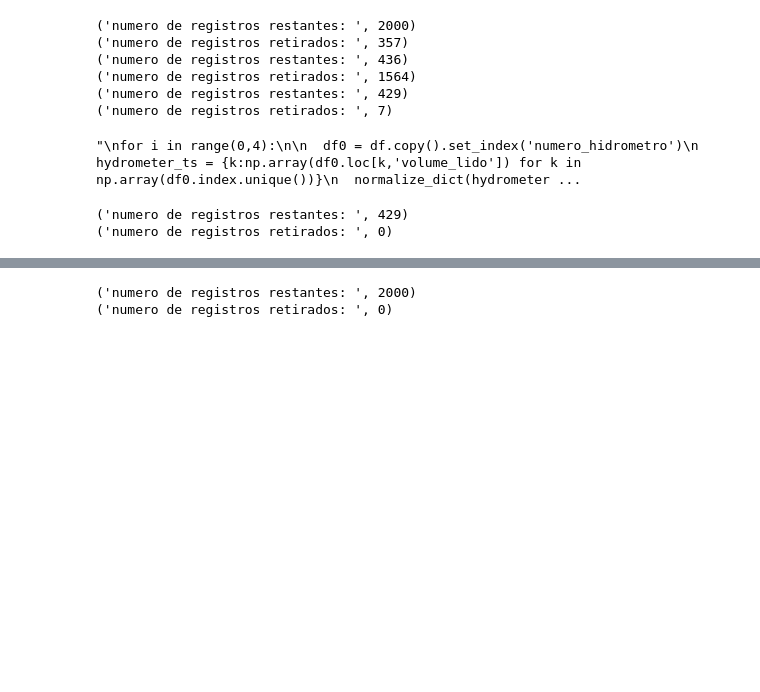
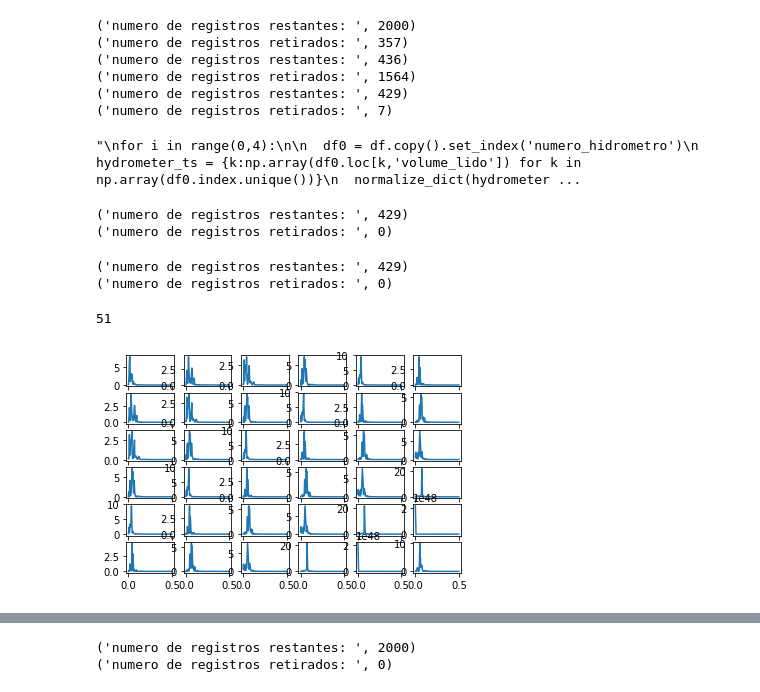
Before and after one commit to Uiuran/stattus4-audio-models, a Jupyter notebook: Hidrometer_Consumption.ipynb, the cells around one changed output, grey strips where cells are left out. Drawn from its saved outputs; the diff is of its cells as text; code cells hidden in the pictures; blank space fills up the shorter version.

```diff
--- a/Hidrometer_Consumption.ipynb
+++ b/Hidrometer_Consumption.ipynb
@@ -671,3 +725,9 @@ ts = subtrai_sazonalidade(interpolated_ts.copy(),medianizar=15)
 # %% [output]
 ('numero de registros restantes: ', 429)
 ('numero de registros retirados: ', 0)
+# %%
+### 3. Subtract sazonalities by difference.
+ac,_ = acf(interpolated_ts,5)
+# %% [output]
+('numero de registros restantes: ', 429)
+('numero de registros retirados: ', 0)
@@ -673,0 +738,9 @@ ts = subtrai_sazonalidade(interpolated_ts.copy(),medianizar=15)
+# %%
+len(interpolated_ts.values()[12])
+# %% [output]
+51
+# %%
+a = np.array([signal.welch(mocked_data[k], detrend = lambda x: x - np.mean(x)) for k in range(0,50)])
+grid_plot_2array(a[:,0],a[:,1],(6,6),hidronum=1)
+# %% [output]
+[figure, added]
```
Also changed, not shown: parts of 13 cells of this notebook.
